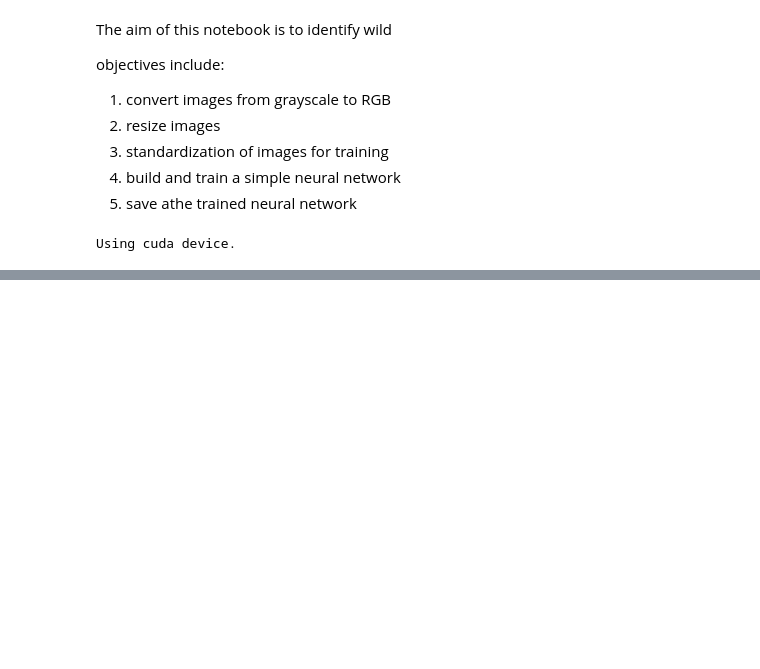
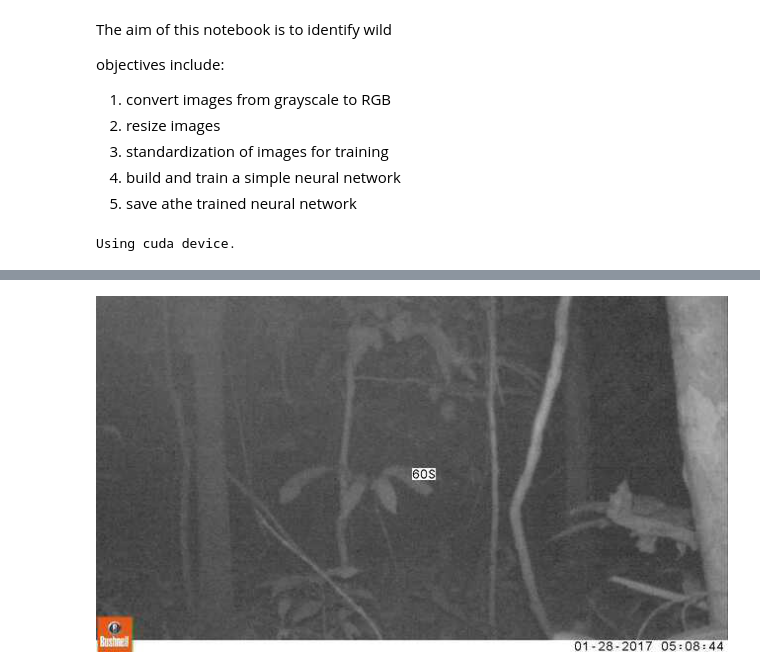
Before and after one commit to ImeimeU/computer_vision, a Jupyter notebook: conser-vision/Binary Classification.ipynb, the cells around one changed output, grey strips where cells are left out. Saved outputs shown, nothing was run; the diff lists cells and outputs as text; code cells hidden in the pictures; blank space fills up the shorter version.

```diff
--- a/conser-vision/Binary Classification.ipynb
+++ b/conser-vision/Binary Classification.ipynb
@@ -80,0 +144,4 @@ print("Training Data Directory:", train_dir)
+# %%
+blank_img_pil
+# %% [output]
+[figure, added]
```
Also changed, not shown: parts of 50 cells of this notebook, 1 other file.
